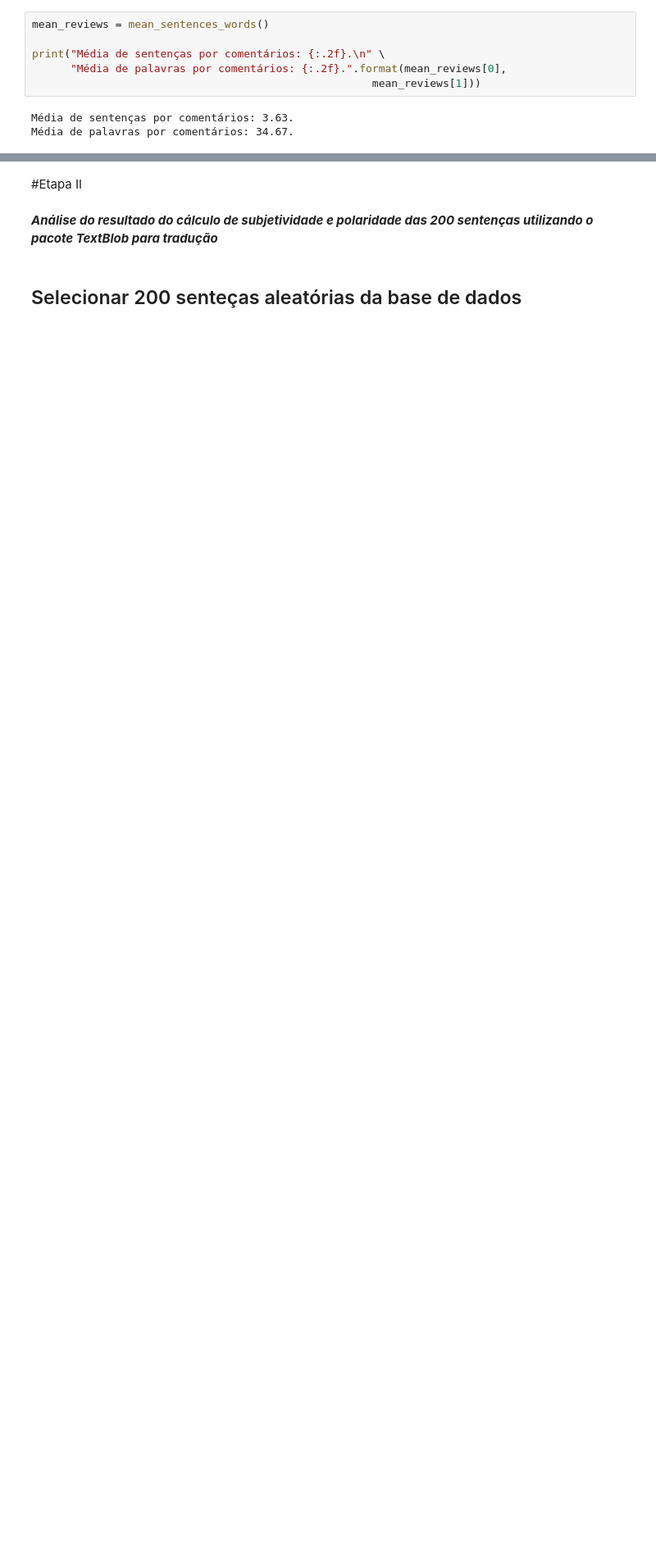
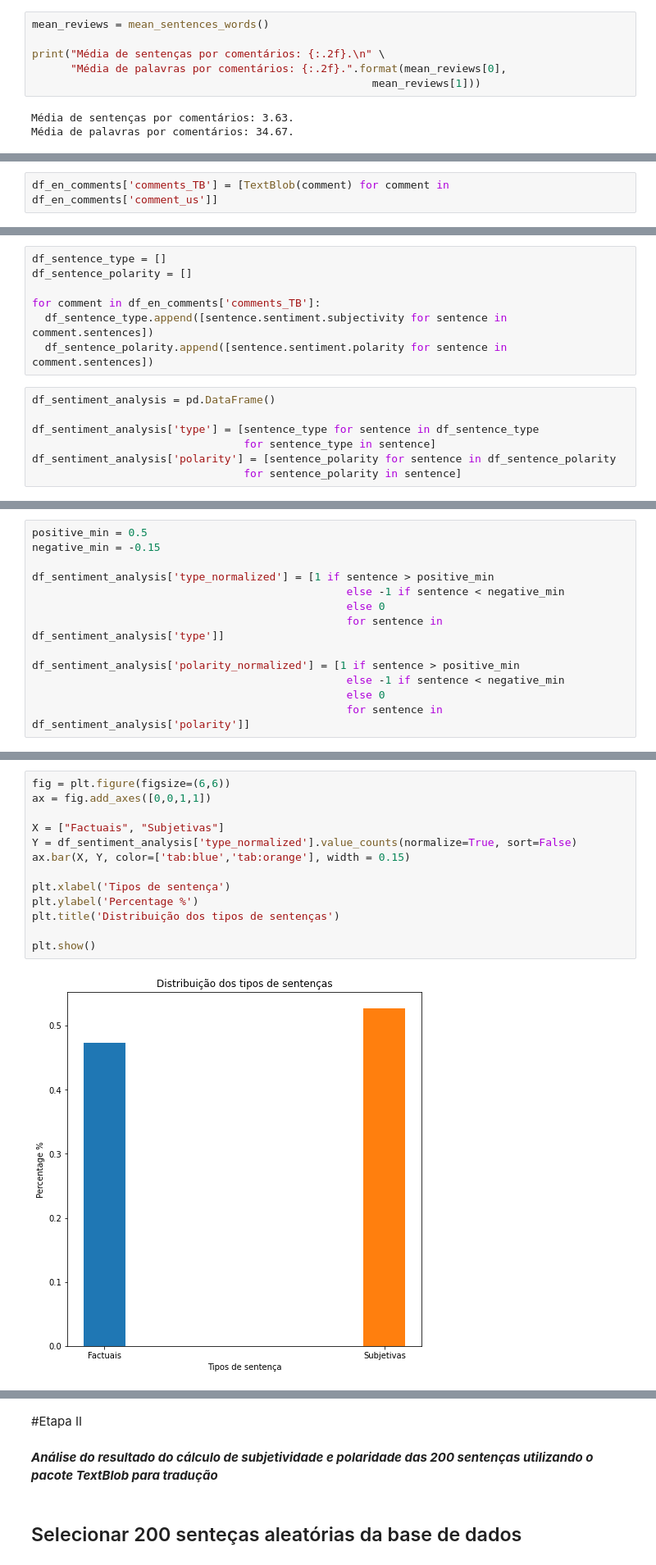
Before and after one commit to kidkmon/Sentiment-Analysis-TripAdvisor, a Jupyter notebook: Analise_sentimentos_TripAdvisor.ipynb, the cells around one changed output, grey strips where cells are left out. Shown: that part at 82% size. Drawn from its saved outputs; the diff is of its cells as text; blank space fills up the shorter version.

Commit message:
feat: add sentiment analysis of comments

```diff
--- a/Analise_sentimentos_TripAdvisor.ipynb
+++ b/Analise_sentimentos_TripAdvisor.ipynb
@@ -435,0 +438,2 @@ Média de palavras por comentários: 34.67.
+# %%
+df_en_comments['comments_TB'] = [TextBlob(comment) for comment in df_en_comments['comment_us']]
@@ -435,0 +442,14 @@ Média de palavras por comentários: 34.67.
+# %%
+df_sentence_type = []
+df_sentence_polarity = []
+
+for comment in df_en_comments['comments_TB']:
+  df_sentence_type.append([sentence.sentiment.subjectivity for sentence in comment.sentences])
+  df_sentence_polarity.append([sentence.sentiment.polarity for sentence in comment.sentences])
+# %%
+df_sentiment_analysis = pd.DataFrame()
+
+df_sentiment_analysis['type'] = [sentence_type for sentence in df_sentence_type
+                                 for sentence_type in sentence]
+df_sentiment_analysis['polarity'] = [sentence_polarity for sentence in df_sentence_polarity
+                                 for sentence_polarity in sentence]
@@ -435,0 +458,13 @@ Média de palavras por comentários: 34.67.
+# %%
+positive_min = 0.5
+negative_min = -0.15
+
+df_sentiment_analysis['type_normalized'] = [1 if sentence > positive_min
+                                                 else -1 if sentence < negative_min
+                                                 else 0
+                                                 for sentence in df_sentiment_analysis['type']]
+
+df_sentiment_analysis['polarity_normalized'] = [1 if sentence > positive_min
+                                                 else -1 if sentence < negative_min
+                                                 else 0
+                                                 for sentence in df_sentiment_analysis['polarity']]
@@ -435,0 +473,15 @@ Média de palavras por comentários: 34.67.
+# %%
+fig = plt.figure(figsize=(6,6))
+ax = fig.add_axes([0,0,1,1])
+
+X = ["Factuais", "Subjetivas"]
+Y = df_sentiment_analysis['type_normalized'].value_counts(normalize=True, sort=False)
+ax.bar(X, Y, color=['tab:blue','tab:orange'], width = 0.15)
+
+plt.xlabel('Tipos de sentença')
+plt.ylabel('Percentage %')
+plt.title('Distribuição dos tipos de sentenças')
+
+plt.show()
+# %% [output]
+[figure, added]
```
Also changed, not shown: parts of 11 cells of this notebook.
